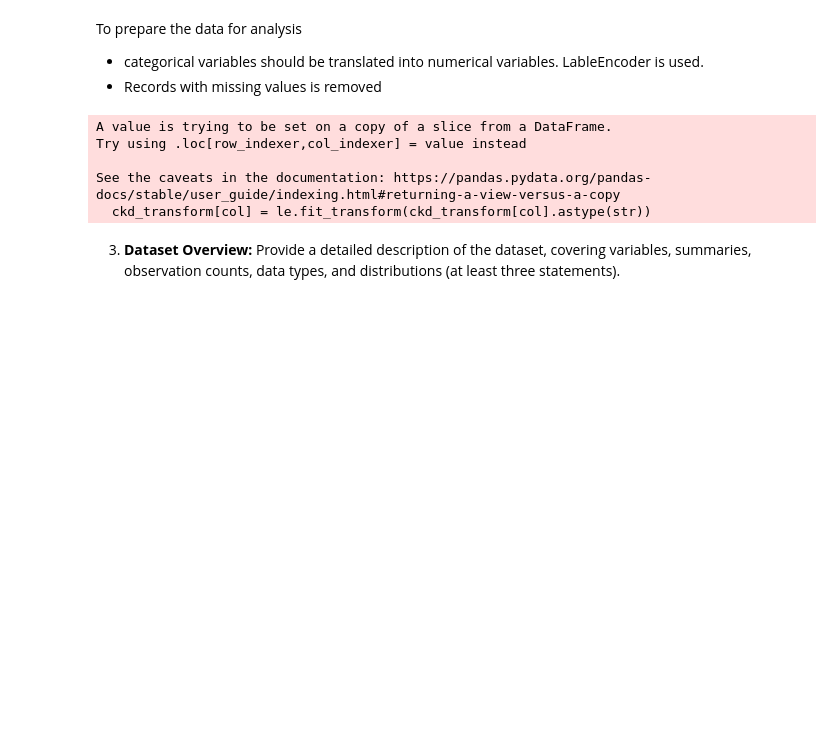
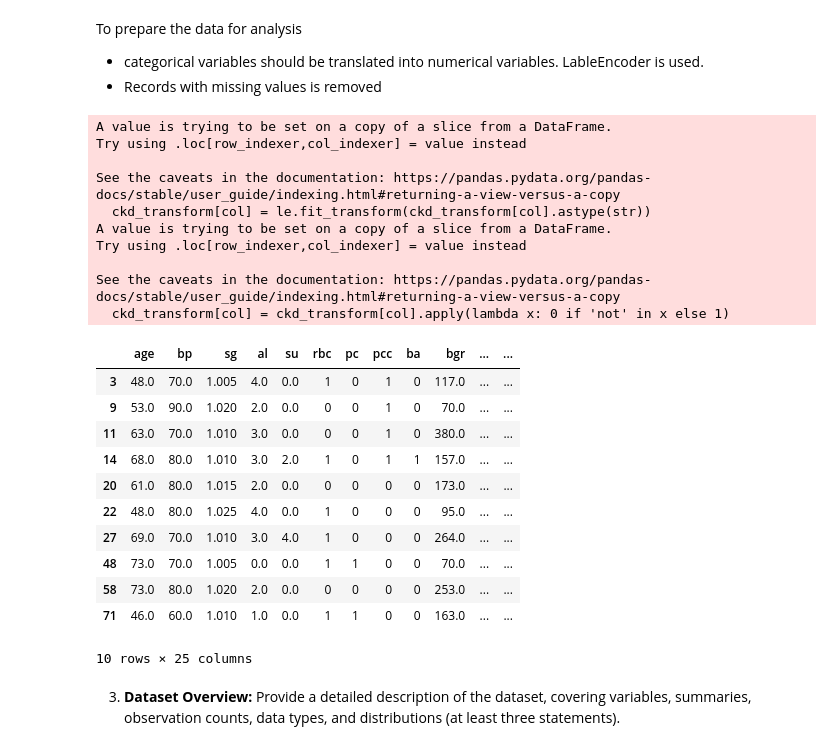
Before and after one commit to zhenye4003/STATS3DA-A6, a Jupyter notebook: 3da_assign6.ipynb, the cells around one changed output. Cells and saved outputs as stored; diff of their text form; code cells hidden in the pictures; blank space fills up the shorter version.

```diff
--- a/3da_assign6.ipynb
+++ b/3da_assign6.ipynb
@@ -77,13 +92,36 @@ label_encoders = {}
 categorical_col = list(ckd_transform.select_dtypes(include=['object']).columns)
 le = LabelEncoder()
 for col in categorical_col:
-    ckd_transform[col] = le.fit_transform(ckd_transform[col].astype(str))
+    if col == 'class':
+        ckd_transform[col] = ckd_transform[col].apply(lambda x: 0 if 'not' in x else 1)
+    else:
+        ckd_transform[col] = le.fit_transform(ckd_transform[col].astype(str))
 # %% [output]
 A value is trying to be set on a copy of a slice from a DataFrame.
 Try using .loc[row_indexer,col_indexer] = value instead
 
 See the caveats in the documentation: https://pandas.pydata.org/pandas-docs/stable/user_guide/indexing.html#returning-a-view-versus-a-copy
   ckd_transform[col] = le.fit_transform(ckd_transform[col].astype(str))
+A value is trying to be set on a copy of a slice from a DataFrame.
+Try using .loc[row_indexer,col_indexer] = value instead
+
+See the caveats in the documentation: https://pandas.pydata.org/pandas-docs/stable/user_guide/indexing.html#returning-a-view-versus-a-copy
+  ckd_transform[col] = ckd_transform[col].apply(lambda x: 0 if 'not' in x else 1)
+# %%
+ckd_transform.head(10)
+# %% [output]
+|  | age | bp | sg | al | su | rbc | pc | pcc | ba | bgr | ... | ... |
+| 3 | 48.0 | 70.0 | 1.005 | 4.0 | 0.0 | 1 | 0 | 1 | 0 | 117.0 | ... | ... |
+| 9 | 53.0 | 90.0 | 1.020 | 2.0 | 0.0 | 0 | 0 | 1 | 0 | 70.0 | ... | ... |
+| 11 | 63.0 | 70.0 | 1.010 | 3.0 | 0.0 | 0 | 0 | 1 | 0 | 380.0 | ... | ... |
+| 14 | 68.0 | 80.0 | 1.010 | 3.0 | 2.0 | 1 | 0 | 1 | 1 | 157.0 | ... | ... |
+| 20 | 61.0 | 80.0 | 1.015 | 2.0 | 0.0 | 0 | 0 | 0 | 0 | 173.0 | ... | ... |
+| 22 | 48.0 | 80.0 | 1.025 | 4.0 | 0.0 | 1 | 0 | 0 | 0 | 95.0 | ... | ... |
+| 27 | 69.0 | 70.0 | 1.010 | 3.0 | 4.0 | 1 | 0 | 0 | 0 | 264.0 | ... | ... |
+| 48 | 73.0 | 70.0 | 1.005 | 0.0 | 0.0 | 1 | 1 | 0 | 0 | 70.0 | ... | ... |
+| 58 | 73.0 | 80.0 | 1.020 | 2.0 | 0.0 | 0 | 0 | 0 | 0 | 253.0 | ... | ... |
+| 71 | 46.0 | 60.0 | 1.010 | 1.0 | 0.0 | 1 | 1 | 0 | 0 | 163.0 | ... | ... |
+10 rows × 25 columns
 # %% [markdown]
 3. **Dataset Overview:** Provide a detailed description of the dataset, covering variables, summaries, observation counts, data types, and distributions (at least three statements).
 # %%
```
Also changed, not shown: parts of 10 cells of this notebook.
